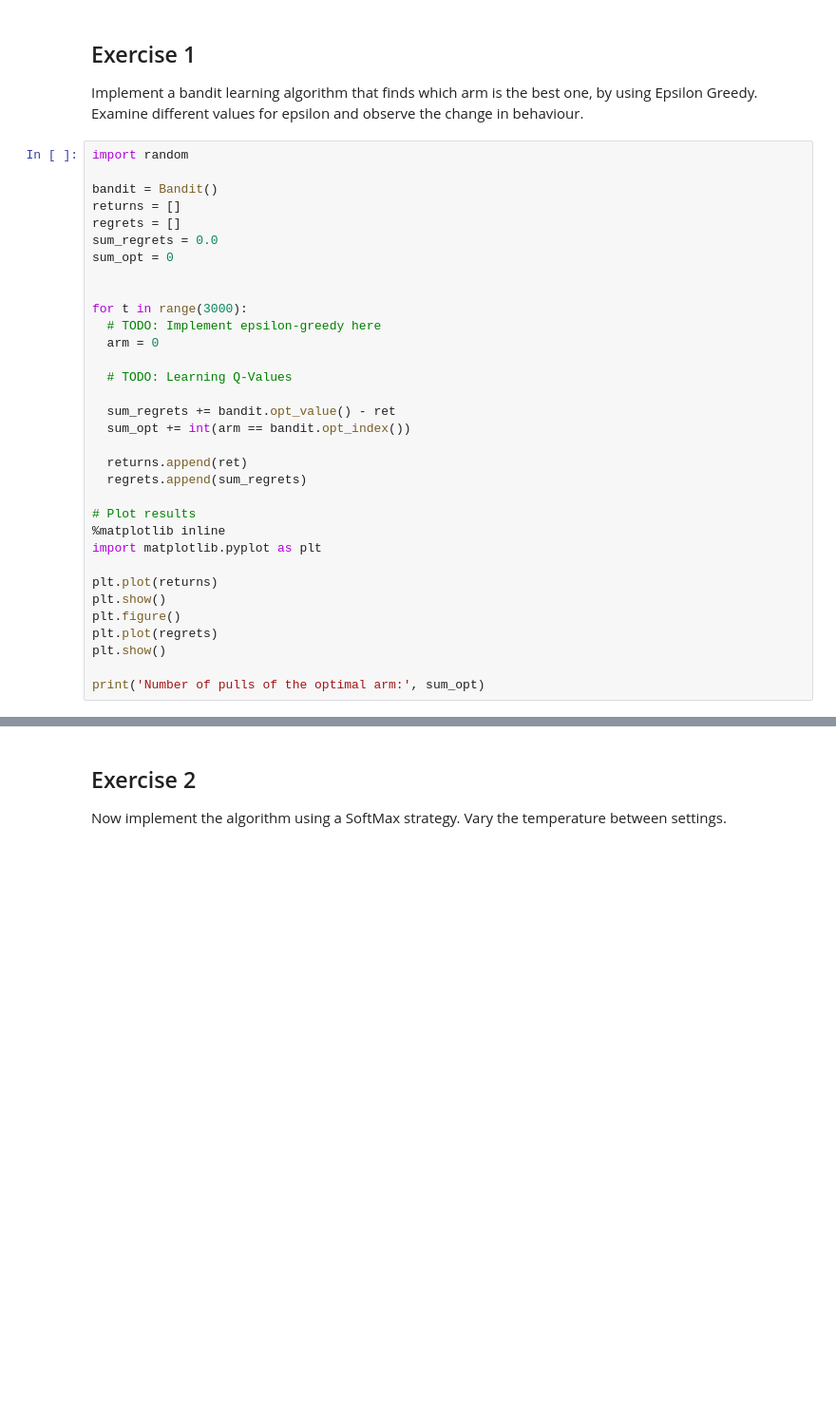
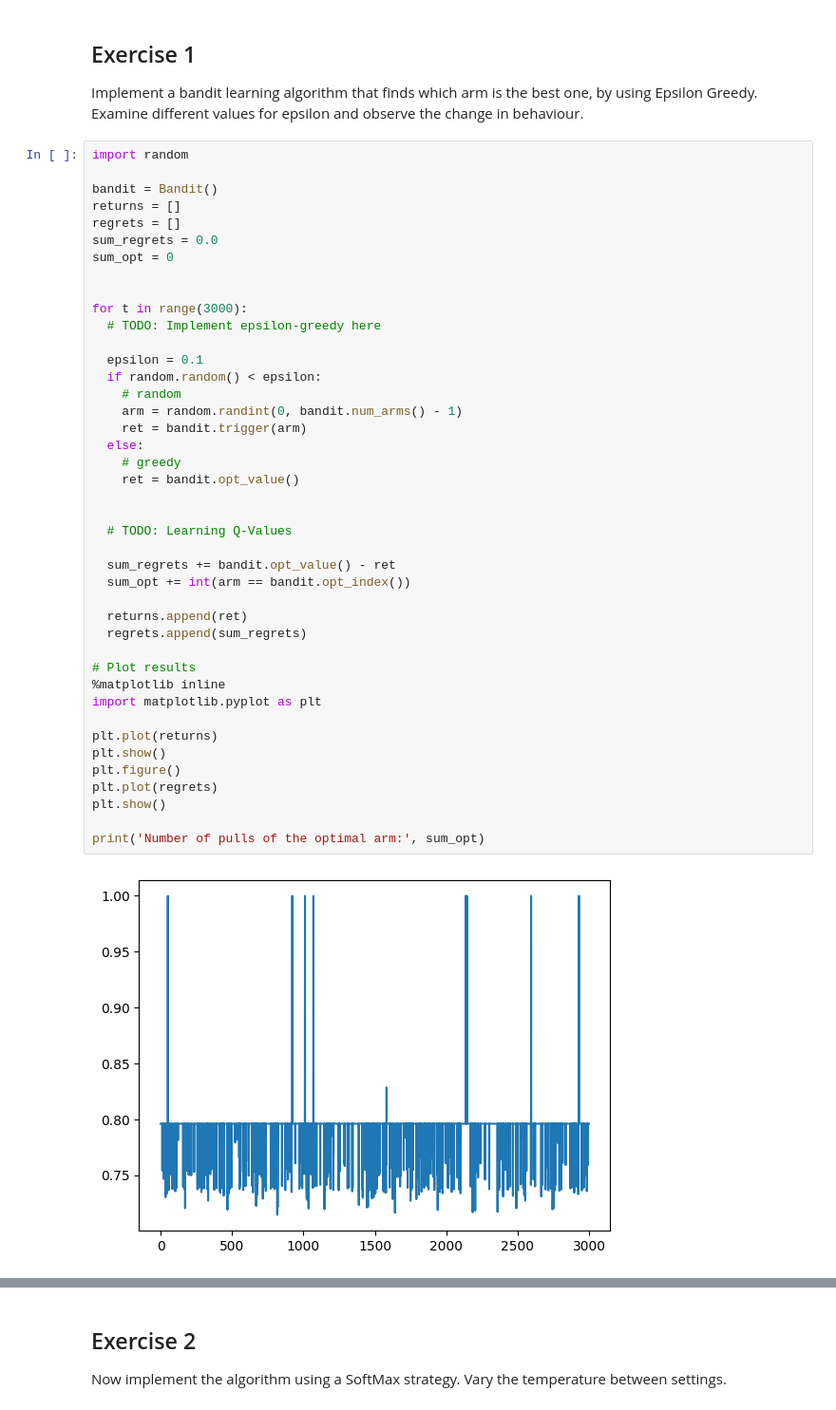
Before and after one commit to bpeiren/rl_course_25-26, a Jupyter notebook: 1_RL_exercises_bandits.ipynb, the cells around one changed output, grey strips where cells are left out. Shown at 95% size. Drawn from its saved outputs; the diff is of its cells as text; blank space fills up the shorter version.

Commit message:
epsilon-greedy algoritme

```diff
--- a/1_RL_exercises_bandits.ipynb
+++ b/1_RL_exercises_bandits.ipynb
@@ -55,31 +55,42 @@ import random
 
 bandit = Bandit()
 returns = []
 regrets = []
 sum_regrets = 0.0
 sum_opt = 0
 
 
 for t in range(3000):
   # TODO: Implement epsilon-greedy here
-  arm = 0
+
+  epsilon = 0.1
+  if random.random() < epsilon:
+    # random
+    arm = random.randint(0, bandit.num_arms() - 1)
+    ret = bandit.trigger(arm)
+  else:
+    # greedy
+    ret = bandit.opt_value()
+
 
   # TODO: Learning Q-Values
 
   sum_regrets += bandit.opt_value() - ret
   sum_opt += int(arm == bandit.opt_index())
 
   returns.append(ret)
   regrets.append(sum_regrets)
 
 # Plot results
 %matplotlib inline
 import matplotlib.pyplot as plt
 
 plt.plot(returns)
 plt.show()
 plt.figure()
 plt.plot(regrets)
 plt.show()
 
 print('Number of pulls of the optimal arm:', sum_opt)
+# %% [output]
+[figure, added]
```
Also changed, not shown: parts of 1 cell of this notebook.
